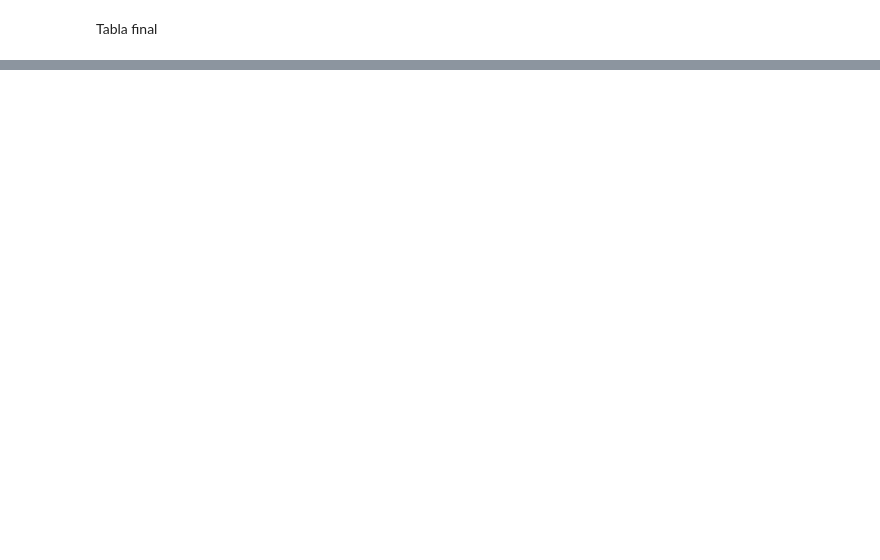
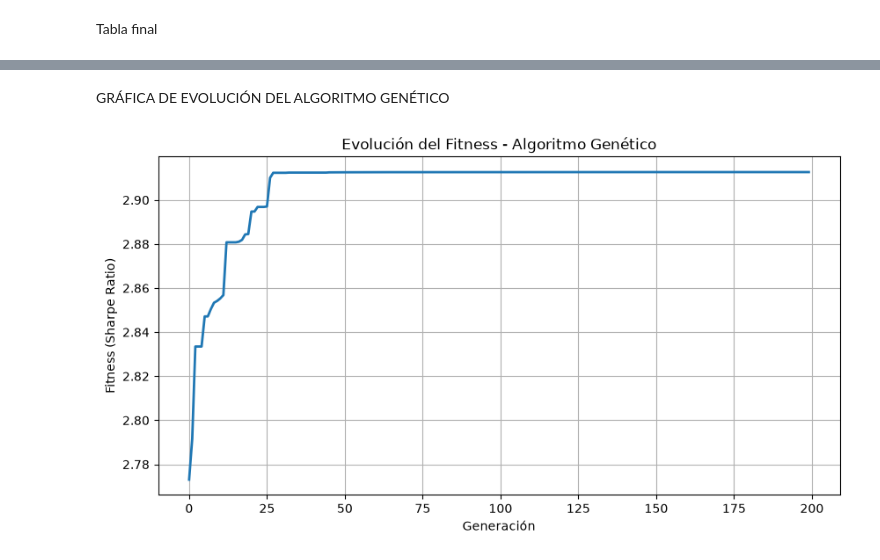
Before and after one commit to DayanniGodoy/MIA, a Jupyter notebook: proyecto_1.ipynb, the cells around one changed output, grey strips where cells are left out. Saved outputs shown, nothing was run; the diff lists cells and outputs as text; code cells hidden in the pictures; blank space fills up the shorter version.

```diff
--- a/proyecto_1.ipynb
+++ b/proyecto_1.ipynb
@@ -503,0 +599,28 @@ plt.show()
+# %%
+def calcular_rendimiento_trading(pesos, ventanas):
+    """
+    Calcula los rendimientos diarios del portafolio
+    utilizando los pesos y ventanas de SMA proporcionados.
+    """
+
+    # Serie donde acumularemos los rendimientos
+    retornos_portafolio = pd.Series(
+        0.0,
+        index=train_prices.index
+    )
+
+    # Evaluar cada activo
+    for i, ticker in enumerate(tickers):
+
+        # Simular la estrategia para el activo
+        retornos_activo = simular_trading_sma(
+            train_prices[ticker],
+            ventanas[i]
+        )
+
+        # Agregar al portafolio según su peso
+        retornos_portafolio += (
+            retornos_activo * pesos[i]
+        )
+
+    return retornos_portafolio
@@ -503,0 +1030,21 @@ plt.show()
+# %% [markdown]
+GRÁFICA DE EVOLUCIÓN DEL ALGORITMO GENÉTICO
+# %%
+plt.figure(figsize=(10, 5))
+
+plt.plot(
+    history_f2,
+    linewidth=2
+)
+
+plt.title(
+    "Evolución del Fitness - Algoritmo Genético"
+)
+
+plt.xlabel("Generación")
+plt.ylabel("Fitness (Sharpe Ratio)")
+plt.grid(True)
+
+plt.show()
+# %% [output]
+[figure, added]
```
Also changed, not shown: parts of 38 cells of this notebook.
